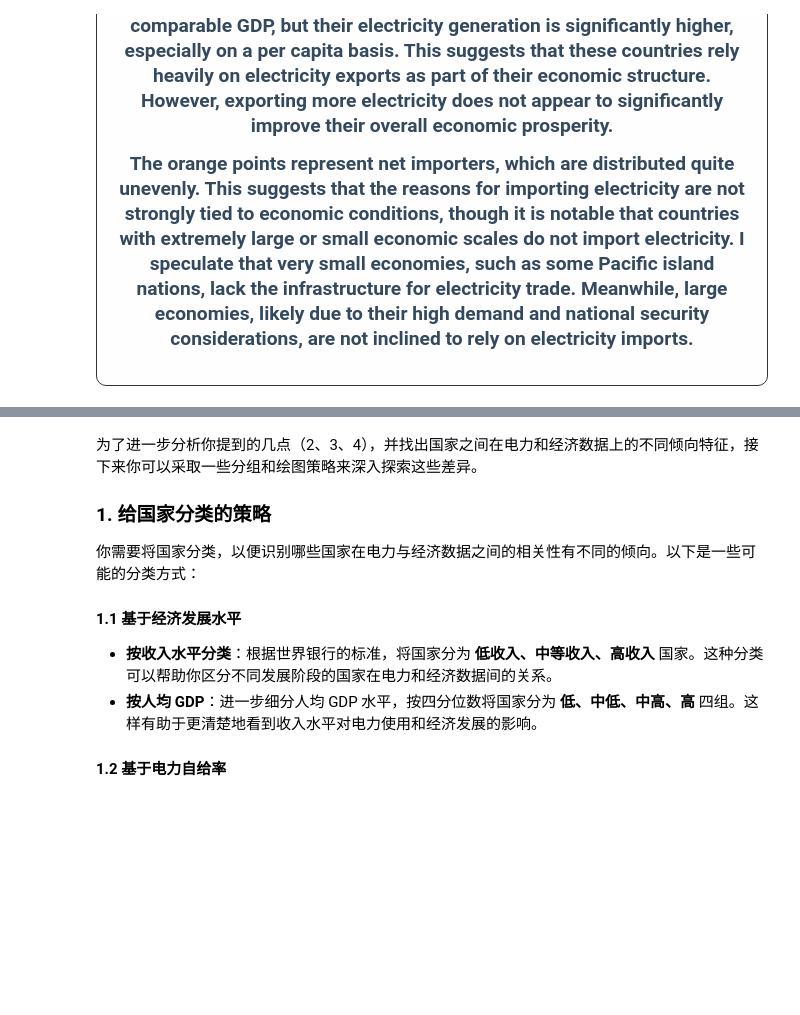
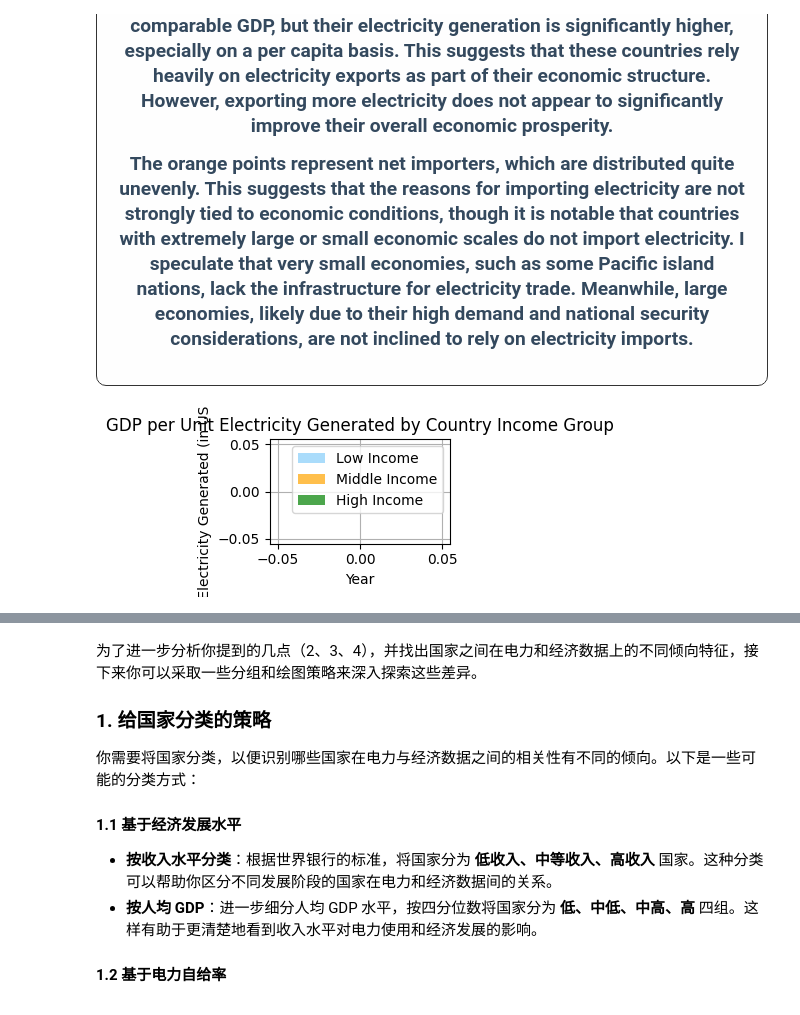
Before and after one commit to xiaothua/CMSE830, a Jupyter notebook: 2_data_analysis.ipynb, the cells around one changed output, grey strips where cells are left out. Drawn from its saved outputs; the diff is of its cells as text; code cells hidden in the pictures; blank space fills up the shorter version.

```diff
--- a/2_data_analysis.ipynb
+++ b/2_data_analysis.ipynb
@@ -252,3 +253,38 @@ plt.show()
   </p>
 
 </div>
+# %%
+# 4. Histogram Plot Analysis
+# 4.1 Group countries by GDP per capita
+low_income_countries = data_cleaned.xs('Economics: GDP Per Capita', level=1) <= 1136
+middle_income_countries = (data_cleaned.xs('Economics: GDP Per Capita', level=1) > 1136) & (data_cleaned.xs('Economics: GDP Per Capita', level=1) <= 13845)
+high_income_countries = data_cleaned.xs('Economics: GDP Per Capita', level=1) > 13845
+
+data_low_income = data_cleaned[low_income_countries]
+data_middle_income = data_cleaned[middle_income_countries]
+data_high_income = data_cleaned[high_income_countries]
+
+# 4.2 Calculate GDP per unit electricity generated for each year
+# Handle missing values by dropping NA values
+gdp_per_unit_electricity_low = data_low_income.xs('Economics: GDP', level=1).div(data_low_income.xs('Electricity: Net Generation', level=1)).dropna()
+gdp_per_unit_electricity_middle = data_middle_income.xs('Economics: GDP', level=1).div(data_middle_income.xs('Electricity: Net Generation', level=1)).dropna()
+gdp_per_unit_electricity_high = data_high_income.xs('Economics: GDP', level=1).div(data_high_income.xs('Electricity: Net Generation', level=1)).dropna()
+
+# 4.3 Plot histogram
+fig, ax = plt.subplots(figsize=(3, 2))
+
+years = gdp_per_unit_electricity_low.columns.astype(float)
+ax.bar(years - 0.2, gdp_per_unit_electricity_low.mean(), width=0.2, label='Low Income', alpha=0.7, color='lightskyblue')
+ax.bar(years, gdp_per_unit_electricity_middle.mean(), width=0.2, label='Middle Income', alpha=0.7, color='orange')
+ax.bar(years + 0.2, gdp_per_unit_electricity_high.mean(), width=0.2, label='High Income', alpha=0.7, color='green')
+
+ax.set_xlabel('Year')
+ax.set_ylabel('GDP per Unit Electricity Generated (in USD / million MWh)')
+ax.set_title('GDP per Unit Electricity Generated by Country Income Group')
+ax.legend()
+ax.grid(True)
+
+plt.tight_layout()
+plt.show()
+# %% [output]
+[figure, added]
```
Also changed, not shown: parts of 6 cells of this notebook, 1 other file.
